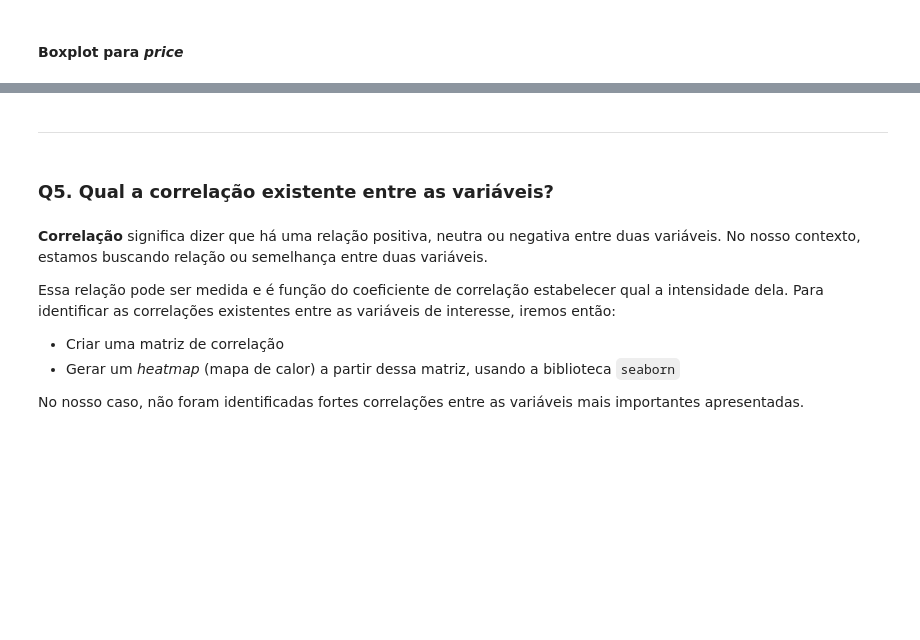
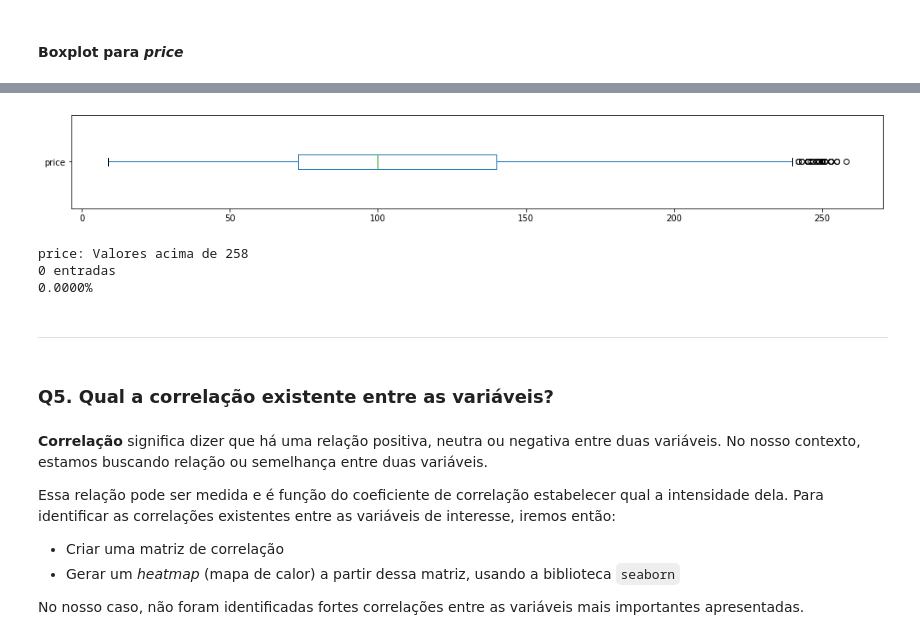
Before and after one commit to leandroguarato/data_science, a Jupyter notebook: Analisando_os_Dados_do_Airbnb.ipynb, the cells around one changed output, grey strips where cells are left out. Drawn from its saved outputs; the diff is of its cells as text; code cells hidden in the pictures; blank space fills up the shorter version.

```diff
--- a/Analisando_os_Dados_do_Airbnb.ipynb
+++ b/Analisando_os_Dados_do_Airbnb.ipynb
@@ -233,3 +269,19 @@ df_clean.hist(bins=15, figsize=(15,10));
+# %%
+# price
+df_clean.price.plot(kind='box', vert=False, figsize=(17, 2),)
+plt.show()
+
+# ver quantidade de valores acima de 1200 para price
+print("\nprice: Valores acima de 258")
+print("{} entradas".format(len(df_clean[df_clean.price > 258])))
+print("{:.4f}%".format((len(df_clean[df_clean.price > 258]) / df.shape[0])*100))
+
+# df_clean.price.plot(kind='box', vert=False, xlim=(0,1250), figsize=(15,3));
+# %% [output]
+[figure, added]
+price: Valores acima de 258
+0 entradas
+0.0000%
 # %% [markdown]
 ___
 # %% [markdown]
```
Also changed, not shown: parts of 26 cells of this notebook.
